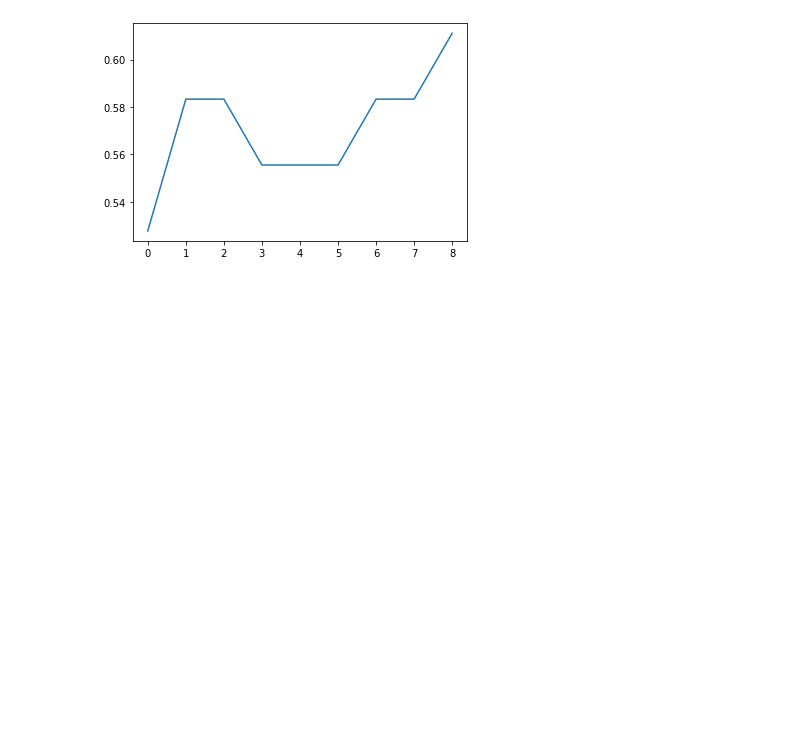
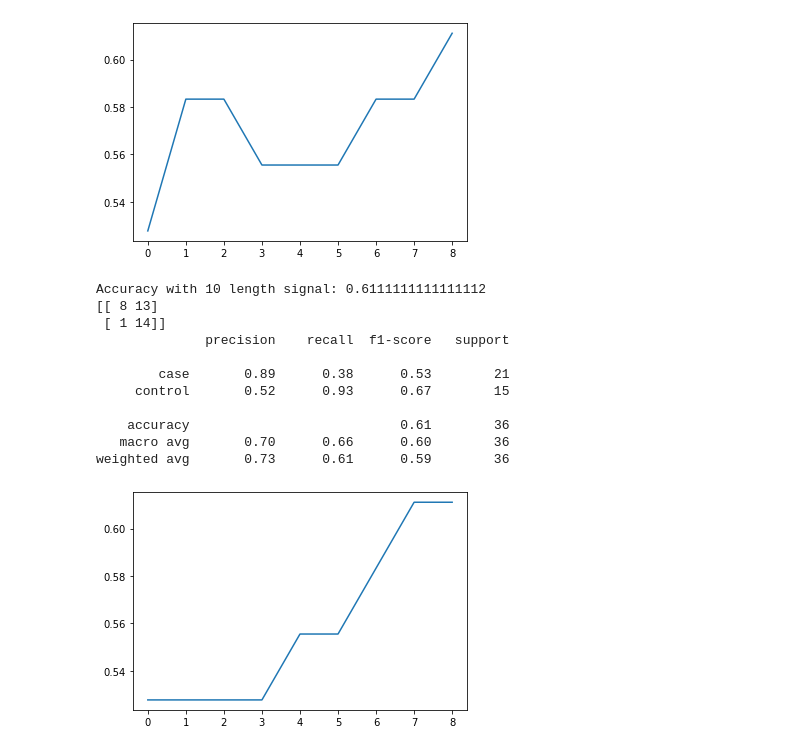
Before and after one commit to EannaCurran/FYP-Time-Series-Classification-For-GWAS-Data, a Jupyter notebook: FPY_SimpleSNP.ipynb, the cells around one changed output. Cells and saved outputs as stored; diff of their text form; code cells hidden in the pictures; blank space fills up the shorter version.

```diff
--- a/FPY_SimpleSNP.ipynb
+++ b/FPY_SimpleSNP.ipynb
@@ -473,6 +499,22 @@ Accuracy with 10 length signal: 0.6111111111111112
    macro avg       0.62      0.62      0.61        36
 weighted avg       0.63      0.61      0.61        36
 [figure]
+# %%
+RCLF = RidgeClassifierCV(alphas=np.logspace(-3, 3, 10), normalize=True)
+GenerateSignalGraph(dfSave, RCLF)
+# %% [output]
+Accuracy with 10 length signal: 0.6111111111111112
+[[ 8 13]
+ [ 1 14]]
+              precision    recall  f1-score   support
+
+        case       0.89      0.38      0.53        21
+     control       0.52      0.93      0.67        15
+
+    accuracy                           0.61        36
+   macro avg       0.70      0.66      0.60        36
+weighted avg       0.73      0.61      0.59        36
+[figure, added]
 # %%
 results = []
 dfTest = dfSave.copy(deep=True)
```
Also changed, not shown: parts of 18 cells of this notebook.
